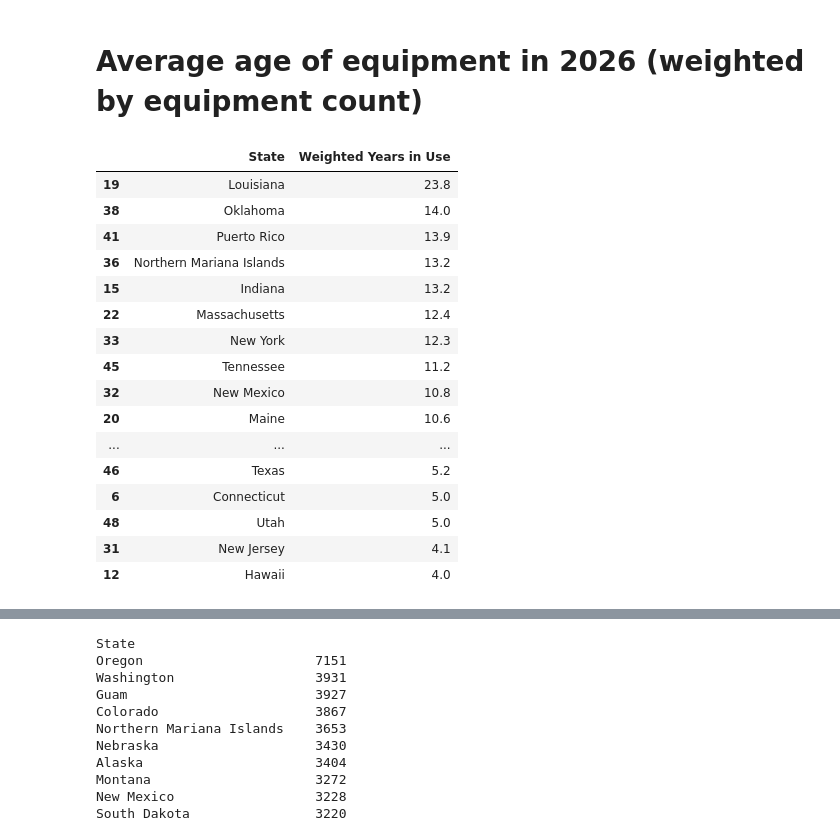
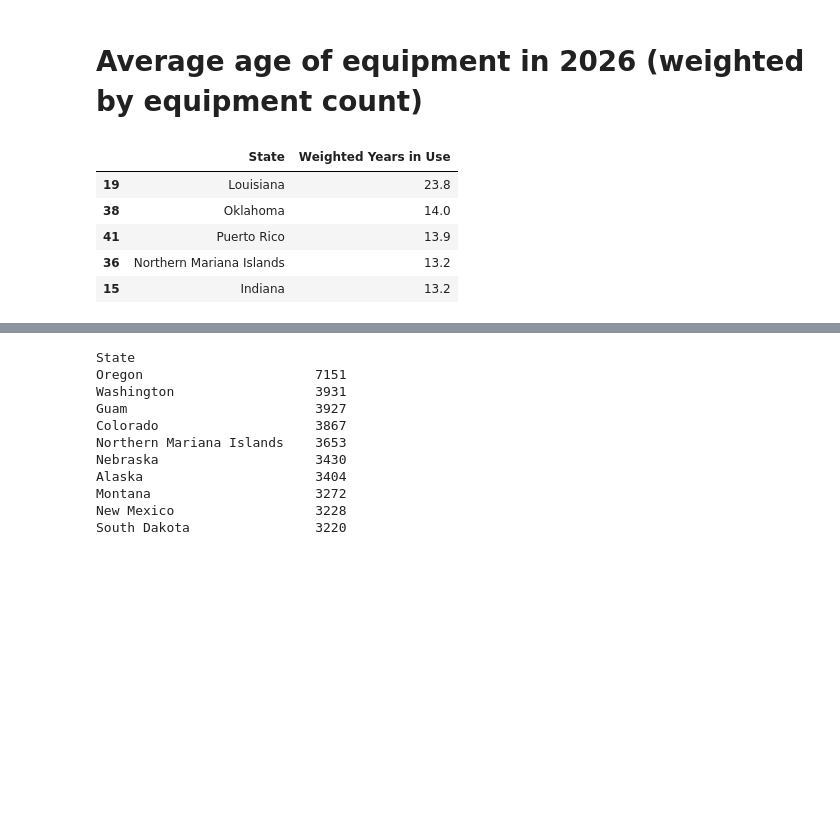
Before and after one commit to Bipartisan-Policy-Center/voting-equipment, a Jupyter notebook: equipment_age_analysis_eq_counts.ipynb, the cells around one changed output, grey strips where cells are left out. Drawn from its saved outputs; the diff is of its cells as text; code cells hidden in the pictures; blank space fills up the shorter version.

```diff
--- a/equipment_age_analysis_eq_counts.ipynb
+++ b/equipment_age_analysis_eq_counts.ipynb
@@ -239,28 +239,19 @@ plt.subplots_adjust(hspace=0.15)
 # %%
 voting_df_26 = df[df["Year"] == 2026]
 
 state_eq_len = (
     voting_df_26
     .groupby("State")
     .apply(lambda g: (g["Years in Use"] * g["Quantity"]).sum() / g["Quantity"].sum(), include_groups=False)
     .reset_index(name="Weighted Years in Use")
-)
-state_eq_len.sort_values(['Weighted Years in Use'], ascending=False).round(1)
+).sort_values(['Weighted Years in Use'], ascending=False)
+
+state_eq_len.to_csv('data/weighted_avg_equipment_age_by_state_2026.csv', index=False)
+state_eq_len.round(1).head(5)
 # %% [output]
 |  | State | Weighted Years in Use |
 | 19 | Louisiana | 23.8 |
 | 38 | Oklahoma | 14.0 |
 | 41 | Puerto Rico | 13.9 |
 | 36 | Northern Mariana Islands | 13.2 |
 | 15 | Indiana | 13.2 |
-| 22 | Massachusetts | 12.4 |
-| 33 | New York | 12.3 |
-| 45 | Tennessee | 11.2 |
-| 32 | New Mexico | 10.8 |
-| 20 | Maine | 10.6 |
-| ... | ... | ... |
-| 46 | Texas | 5.2 |
-| 6 | Connecticut | 5.0 |
-| 48 | Utah | 5.0 |
-| 31 | New Jersey | 4.1 |
-| 12 | Hawaii | 4.0 |
```
Also changed, not shown: parts of 13 cells of this notebook, 8 other files.
